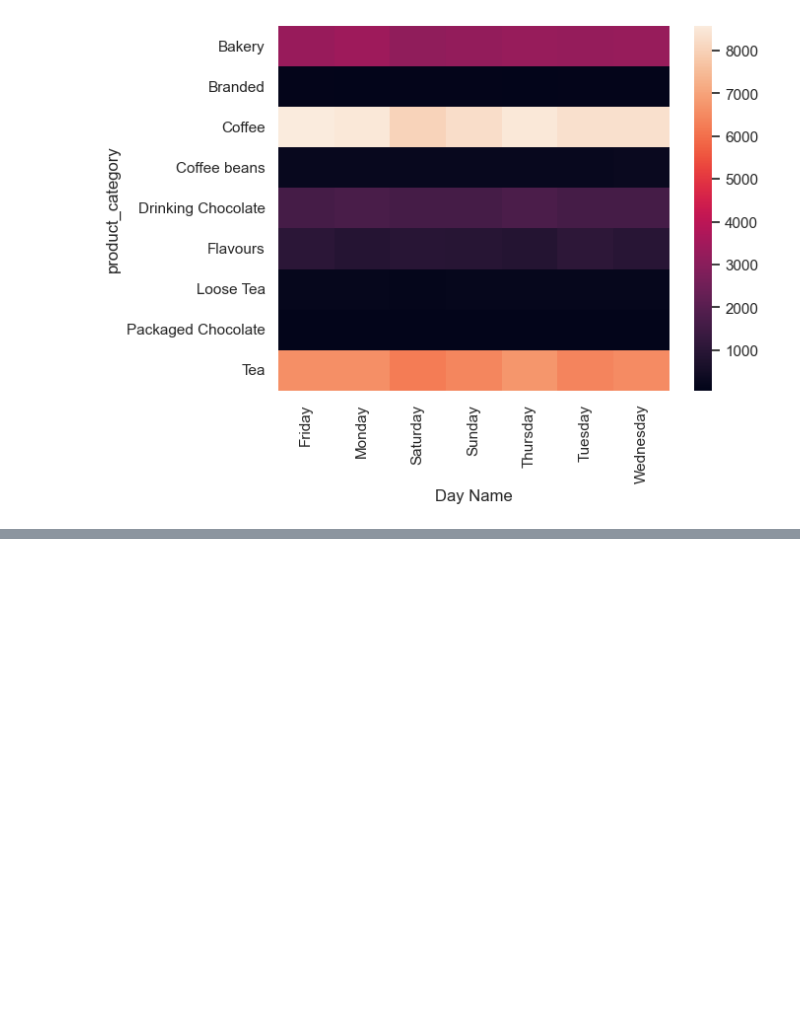
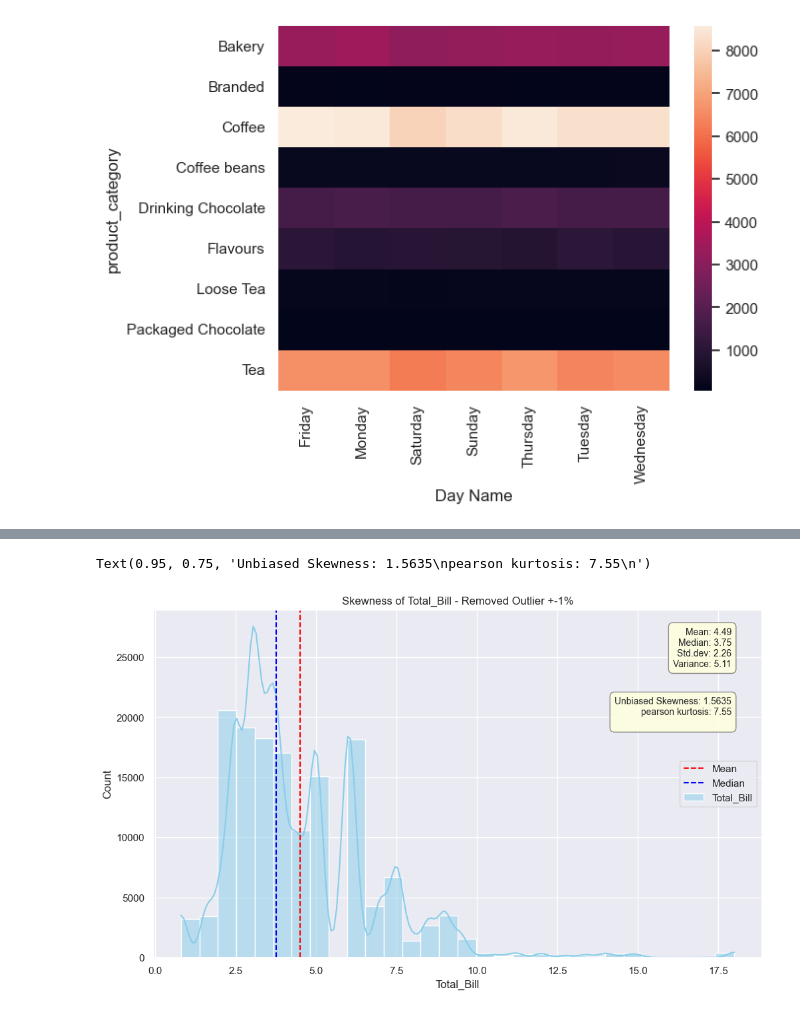
Before and after one commit to leo-cheung37/leo-cheung37, a Jupyter notebook: Statistics/Descriptive Statistics/descriptive_statistics.ipynb, the cells around one changed output, grey strips where cells are left out. Drawn from its saved outputs; the diff is of its cells as text; code cells hidden in the pictures; blank space fills up the shorter version.

```diff
--- a/Statistics/Descriptive Statistics/descriptive_statistics.ipynb
+++ b/Statistics/Descriptive Statistics/descriptive_statistics.ipynb
@@ -988,0 +1009,28 @@ sns.heatmap(pd.crosstab(df['product_category'],df['Day Name']),annot=False,cbar=
+# %%
+from scipy.stats import kurtosis
+from scipy.stats import skew
+
+fig, axes=plt.subplots(1,1,figsize=(10,6),layout='constrained')
+df_remove_outlier=df[df['Total_Bill'].between(*df['Total_Bill'].quantile([0.01,0.99]))]
+sns.histplot(df_remove_outlier['Total_Bill'],kde=True,bins=30, color='skyblue', ax=axes,label="Total_Bill")
+axes.axvline(np.mean(df_remove_outlier['Total_Bill']),color='red', linestyle="--",label="Mean")
+axes.axvline(np.median(df_remove_outlier['Total_Bill']),color='blue', linestyle="--",label="Median")
+axes.set_title("Skewness of Total_Bill - Removed Outlier +-1%")
+axes.legend(loc='right')
+box_style=dict(boxstyle="round,pad=0.5",facecolor="lightyellow",edgecolor="gray",alpha=0.9)
+stats_text_1=(
+    f"Mean: {np.mean(df_remove_outlier['Total_Bill']):.2f}\n"
+    f"Median: {np.median(df_remove_outlier['Total_Bill']):.2f}\n"
+    f"Std.dev: {np.std(df_remove_outlier['Total_Bill']):.2f}\n"
+    f"Variance: {np.var(df_remove_outlier['Total_Bill']):.2f}"
+)
+axes.text(0.95,0.95, stats_text_1,transform=axes.transAxes, fontsize=10, verticalalignment="top", horizontalalignment="right",bbox=box_style)
+
+stats_text_2=(
+    f"Unbiased Skewness: {skew(df_remove_outlier['Total_Bill']):.4f}\n"
+    f"pearson kurtosis: {kurtosis(df_remove_outlier['Total_Bill'],fisher=False,bias=True):.2f}\n"
+)
+axes.text(0.95,0.75, stats_text_2,transform=axes.transAxes, fontsize=10, verticalalignment="top", horizontalalignment="right",bbox=box_style)
+# %% [output]
+Text(0.95, 0.75, 'Unbiased Skewness: 1.5635\npearson kurtosis: 7.55\n')
+[figure, added]
```
Also changed, not shown: parts of 3 cells of this notebook.
